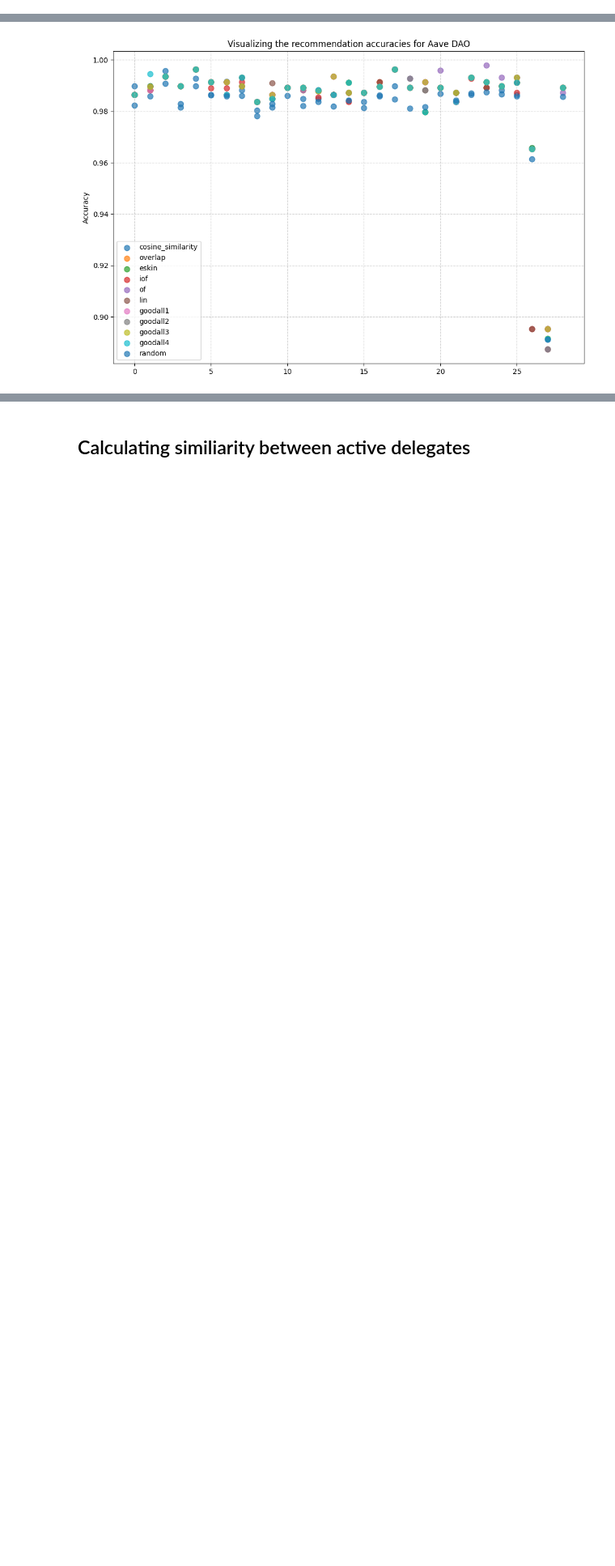
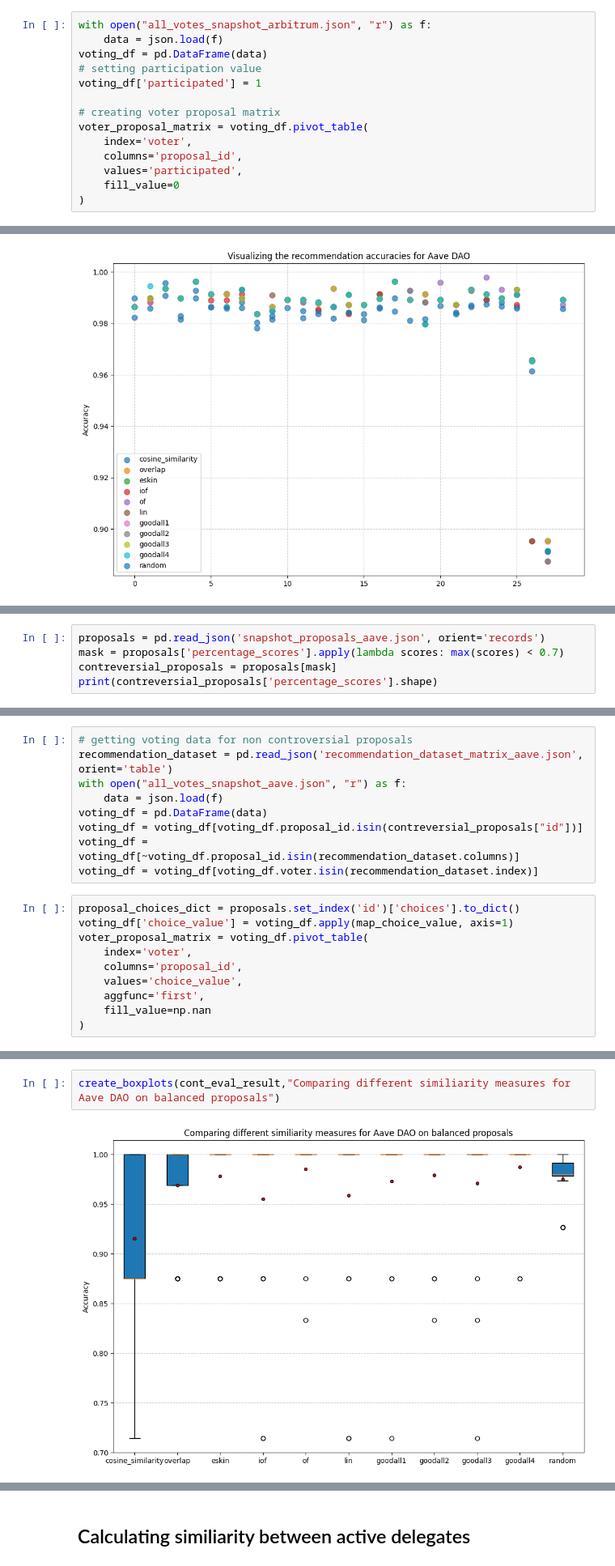
Before and after one commit to ArK2588/delegate_recommender, a Jupyter notebook: rfc_project.ipynb, the cells around one changed output, grey strips where cells are left out. Shown at 81% size. Saved outputs shown, nothing was run; the diff lists cells and outputs as text; blank space fills up the shorter version.

Commit message:
adding evaluation of participation boost

```diff
--- a/rfc_project.ipynb
+++ b/rfc_project.ipynb
@@ -1588,0 +1909,14 @@ create_scatterplots(non_cont_eval_result,"Visualizing the recommendation accurac
+# %%
+with open("all_votes_snapshot_arbitrum.json", "r") as f:
+    data = json.load(f)
+voting_df = pd.DataFrame(data)
+# setting participation value
+voting_df['participated'] = 1
+
+# creating voter proposal matrix
+voter_proposal_matrix = voting_df.pivot_table(
+    index='voter',
+    columns='proposal_id',
+    values='participated',
+    fill_value=0
+)
@@ -2155,0 +2524,5 @@ create_scatterplots(non_cont_eval_result,"Visualizing the recommendation accurac
+# %%
+proposals = pd.read_json('snapshot_proposals_aave.json', orient='records')
+mask = proposals['percentage_scores'].apply(lambda scores: max(scores) < 0.7)
+contreversial_proposals = proposals[mask]
+print(contreversial_proposals['percentage_scores'].shape)
@@ -2155,0 +2531,19 @@ create_scatterplots(non_cont_eval_result,"Visualizing the recommendation accurac
+# %%
+# getting voting data for non controversial proposals
+recommendation_dataset = pd.read_json('recommendation_dataset_matrix_aave.json', orient='table')
+with open("all_votes_snapshot_aave.json", "r") as f:
+    data = json.load(f)
+voting_df = pd.DataFrame(data)
+voting_df = voting_df[voting_df.proposal_id.isin(contreversial_proposals["id"])]
+voting_df = voting_df[~voting_df.proposal_id.isin(recommendation_dataset.columns)]
+voting_df = voting_df[voting_df.voter.isin(recommendation_dataset.index)]
+# %%
+proposal_choices_dict = proposals.set_index('id')['choices'].to_dict()
+voting_df['choice_value'] = voting_df.apply(map_choice_value, axis=1)
+voter_proposal_matrix = voting_df.pivot_table(
+    index='voter',
+    columns='proposal_id',
+    values='choice_value',
+    aggfunc='first',
+    fill_value=np.nan
+)
@@ -2155,0 +2649,4 @@ create_scatterplots(non_cont_eval_result,"Visualizing the recommendation accurac
+# %%
+create_boxplots(cont_eval_result,"Comparing different similiarity measures for Aave DAO on balanced proposals")
+# %% [output]
+[figure, added]
```
Also changed, not shown: parts of 67 cells of this notebook.
